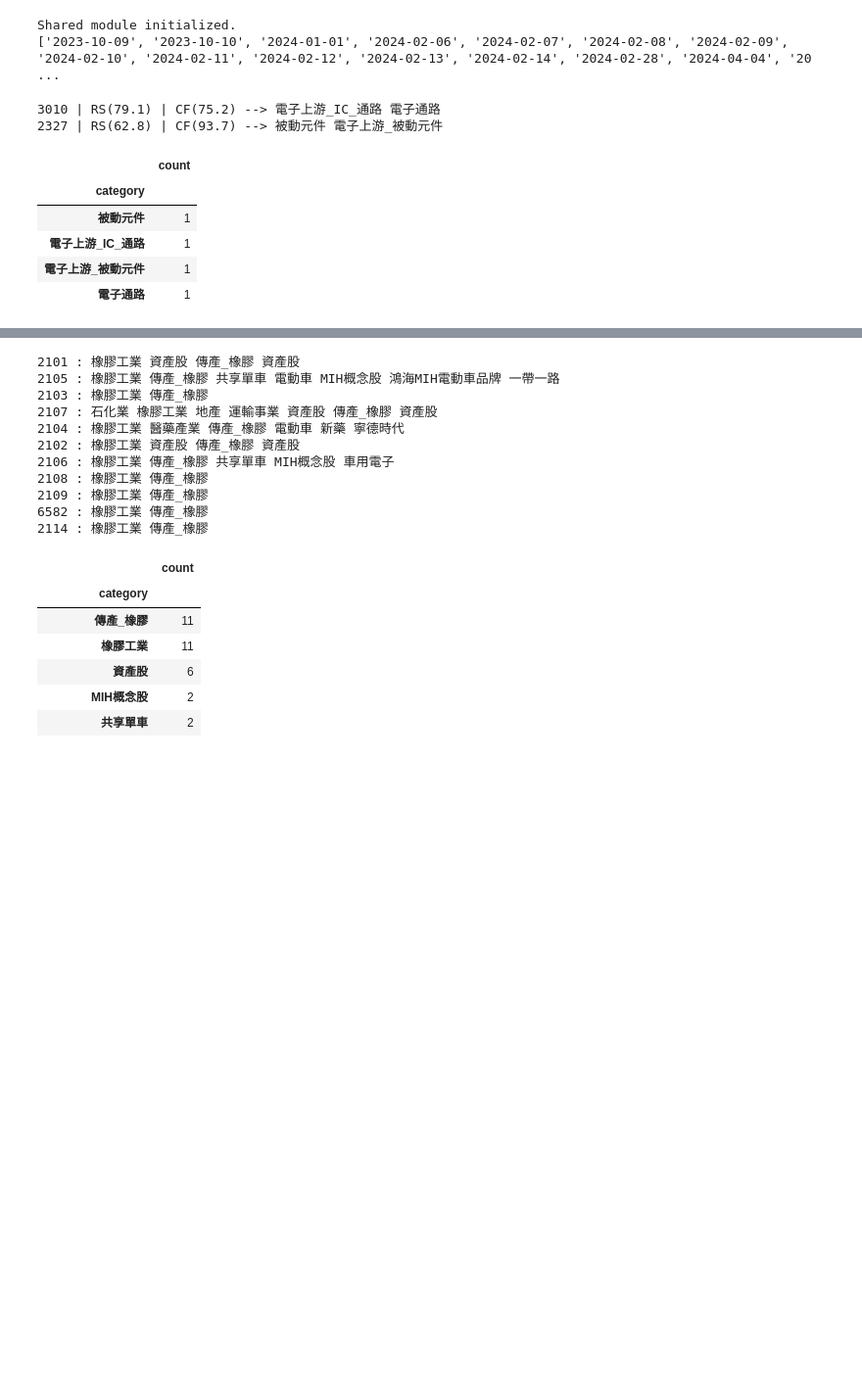
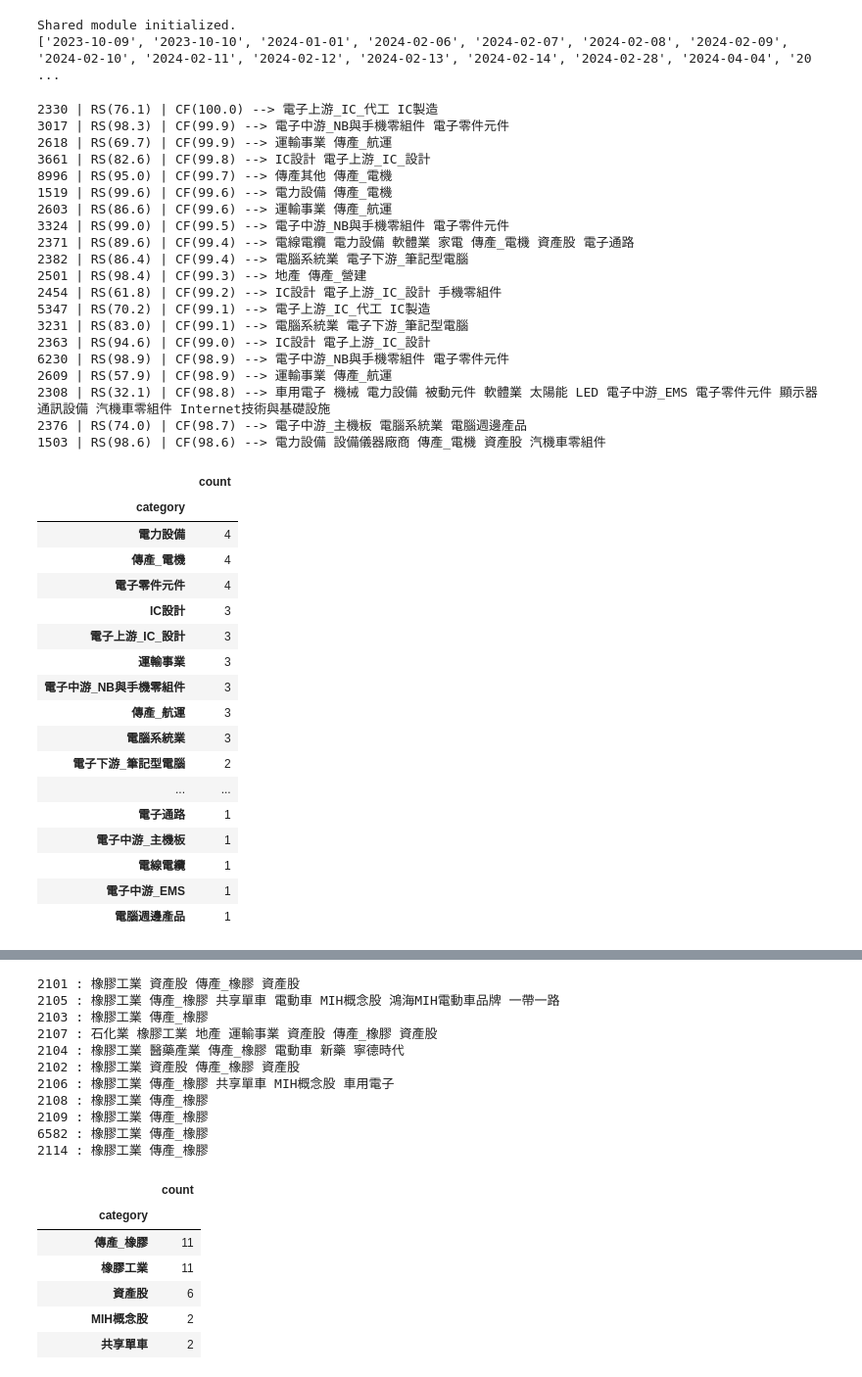
Before and after one commit to johnnyliao0325/Stock_RS_Strategy_Manager, a Jupyter notebook: Stock_RS_rate_analysis/industry category.ipynb, the cells around one changed output, grey strips where cells are left out. Shown at 98% size. Saved outputs shown, nothing was run; the diff lists cells and outputs as text; code cells hidden in the pictures; blank space fills up the shorter version.

```diff
--- a/Stock_RS_rate_analysis/industry category.ipynb
+++ b/Stock_RS_rate_analysis/industry category.ipynb
@@ -155,12 +155,12 @@ def get_tradingview_format():
     allstock_info.set_index('ID', inplace = True)
     # print(allstock_info)
     return allstock_info
-d = '2024-04-26'
+d = '2024-05-03'
 industry_df = pd.read_excel(r'C:\Users\User\Desktop\StockInfoHub\others\產業別.xlsx').astype(int).astype(str)
 group_df = pd.read_excel(r'C:\Users\User\Desktop\StockInfoHub\others\族群_複製.xlsx').astype(int).astype(str)
 concept_df = pd.read_excel(r'C:\Users\User\Desktop\StockInfoHub\others\概念股_複製.xlsx').astype(int).astype(str)
 rs = pd.read_excel(fr'C:\Users\User\Desktop\StockInfoHub\Stock_Data_Collector\250RS選股\{d}250RS選股.xlsx')['ID'].astype(str)
-rschoose_df = pd.read_excel(fr'C:\Users\User\Desktop\StockInfoHub\Stock_Data_Collector\全個股條件篩選\{d}選股.xlsx')
+rschoose_df = pd.read_excel(fr'C:\Users\User\Desktop\StockInfoHub\Stock_Data_Collector\全個股條件篩選_1\{d}選股.xlsx')
 try:
     a = allstock_info
 except NameError:
@@ -206,45 +206,75 @@ CF_df['CF'] = [round(100-(i/14), 1) for i in CF_df.index.values]
 
 CF_top = CF_df.iloc[:20]['ID'].astype(str).values
 
-to_watch = individual
+to_watch = CF_top
 
 for id in to_watch:
     stock_ind = []
     stock_ind.append(CF_df.loc[CF_df['ID'].astype(str) == id, 'ES250rate'].values[0])
     stock_ind.append(CF_df.loc[CF_df['ID'].astype(str) == id, 'CF'].values[0])
     for col in industry_df.columns.values:
         if id in industry_df[col].values:
             stock_ind.append(col)
     for col in group_df.columns.values:
         if id in group_df[col].values:
             stock_ind.append(col)
     # for col in concept_df.columns.values:
     #     if id in concept_df[col].values:
     #         stock_ind.append(col)
     alist.append((id,stock_ind))
 
 for ind in alist:
     if show:
         print(ind[0], f'| RS({ind[1][0]}) | CF({ind[1][1]})', '-->', end=' ')
     for i in set(ind[1][2:]):
         if show:
             print(i, end=' ')
         industry_category_df.append([ind[0], i])
     print('')
 industry_category_df = pd.DataFrame(industry_category_df,columns=['ID', 'category'])
 industry_category_df['count'] = 1
 industry_category_df = industry_category_df.groupby('category').sum()
 count_df = industry_category_df.sort_values(by='count', ascending=False)
 display.display(count_df.iloc[:20])
 # %% [output]
-3010 | RS(79.1) | CF(75.2) --> 電子上游_IC_通路 電子通路
-2327 | RS(62.8) | CF(93.7) --> 被動元件 電子上游_被動元件
+2330 | RS(76.1) | CF(100.0) --> 電子上游_IC_代工 IC製造
+3017 | RS(98.3) | CF(99.9) --> 電子中游_NB與手機零組件 電子零件元件
+2618 | RS(69.7) | CF(99.9) --> 運輸事業 傳產_航運
+3661 | RS(82.6) | CF(99.8) --> IC設計 電子上游_IC_設計
+8996 | RS(95.0) | CF(99.7) --> 傳產其他 傳產_電機
+1519 | RS(99.6) | CF(99.6) --> 電力設備 傳產_電機
+2603 | RS(86.6) | CF(99.6) --> 運輸事業 傳產_航運
+3324 | RS(99.0) | CF(99.5) --> 電子中游_NB與手機零組件 電子零件元件
+2371 | RS(89.6) | CF(99.4) --> 電線電纜 電力設備 軟體業 家電 傳產_電機 資產股 電子通路
+2382 | RS(86.4) | CF(99.4) --> 電腦系統業 電子下游_筆記型電腦
+2501 | RS(98.4) | CF(99.3) --> 地產 傳產_營建
+2454 | RS(61.8) | CF(99.2) --> IC設計 電子上游_IC_設計 手機零組件
+5347 | RS(70.2) | CF(99.1) --> 電子上游_IC_代工 IC製造
+3231 | RS(83.0) | CF(99.1) --> 電腦系統業 電子下游_筆記型電腦
+2363 | RS(94.6) | CF(99.0) --> IC設計 電子上游_IC_設計
+6230 | RS(98.9) | CF(98.9) --> 電子中游_NB與手機零組件 電子零件元件
+2609 | RS(57.9) | CF(98.9) --> 運輸事業 傳產_航運
+2308 | RS(32.1) | CF(98.8) --> 車用電子 機械 電力設備 被動元件 軟體業 太陽能 LED 電子中游_EMS 電子零件元件 顯示器 通訊設備 汽機車零組件 Internet技術與基礎設施
+2376 | RS(74.0) | CF(98.7) --> 電子中游_主機板 電腦系統業 電腦週邊產品
+1503 | RS(98.6) | CF(98.6) --> 電力設備 設備儀器廠商 傳產_電機 資產股 汽機車零組件
 |  | count |
 | category |  |
-| 被動元件 | 1 |
-| 電子上游_IC_通路 | 1 |
-| 電子上游_被動元件 | 1 |
+| 電力設備 | 4 |
+| 傳產_電機 | 4 |
+| 電子零件元件 | 4 |
+| IC設計 | 3 |
+| 電子上游_IC_設計 | 3 |
+| 運輸事業 | 3 |
+| 電子中游_NB與手機零組件 | 3 |
+| 傳產_航運 | 3 |
+| 電腦系統業 | 3 |
+| 電子下游_筆記型電腦 | 2 |
+| ... | ... |
 | 電子通路 | 1 |
+| 電子中游_主機板 | 1 |
+| 電線電纜 | 1 |
+| 電子中游_EMS | 1 |
+| 電腦週邊產品 | 1 |
 # %%
 display.display(count_df.iloc[:20])
 display.display(count_df2.iloc[:20])
```
Also changed, not shown: parts of 1 cell of this notebook, 7 other files.
